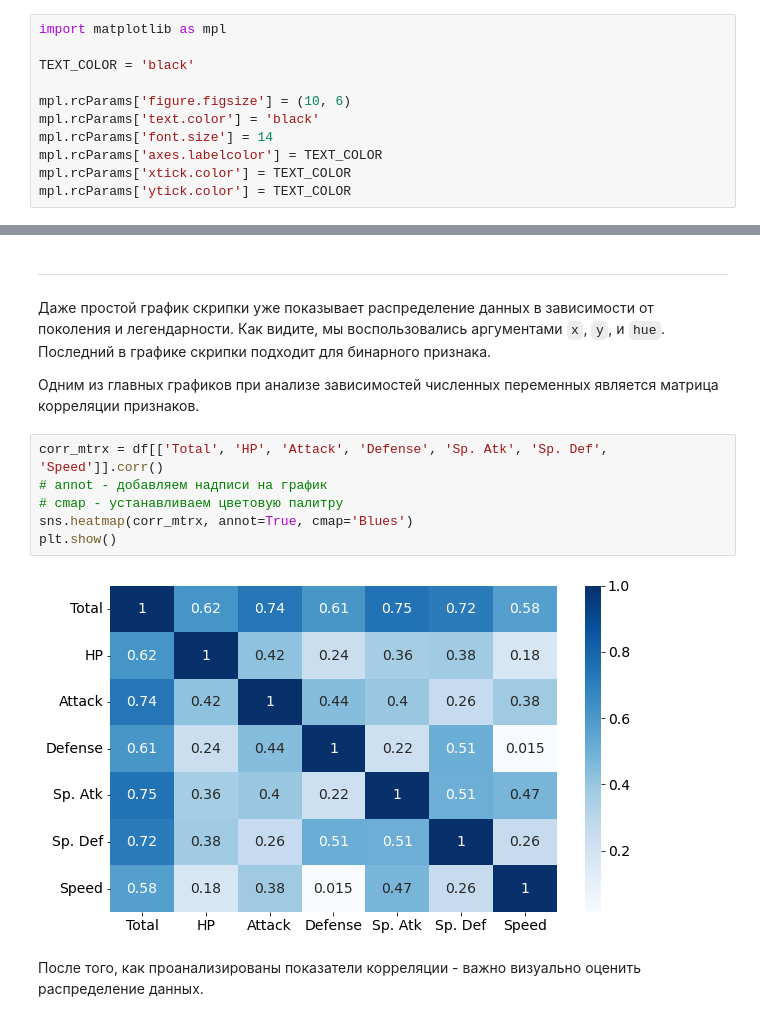
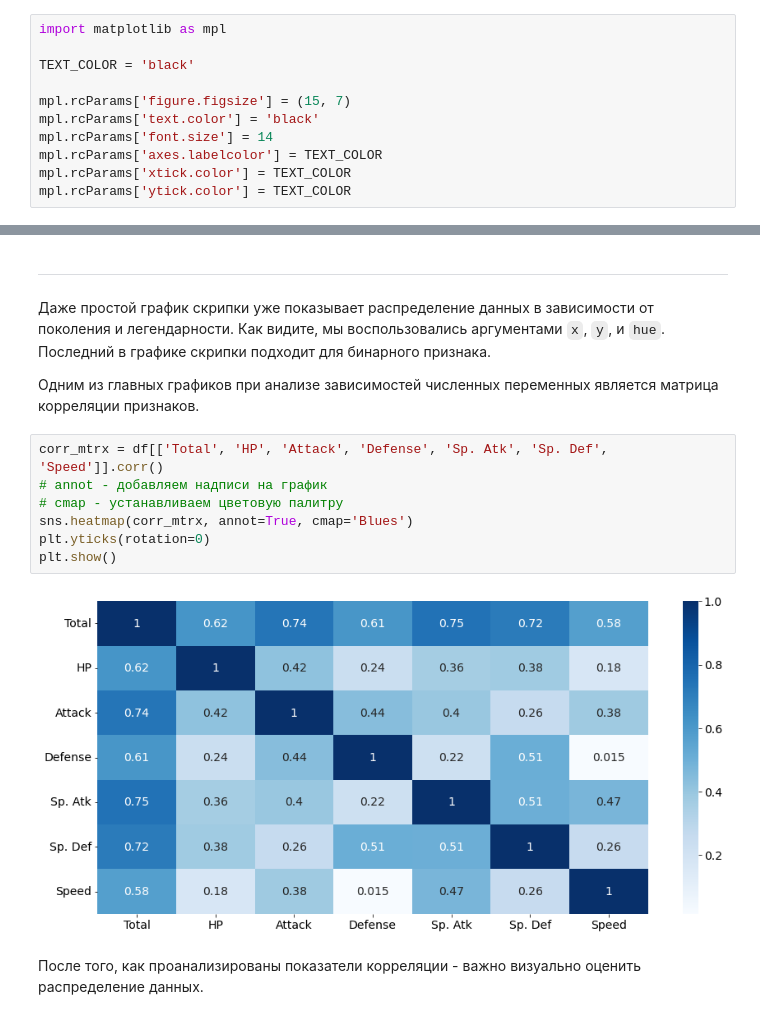
Before and after one commit to Avram-Machine/ML, a Jupyter notebook: notebooks/09_Seaborn.ipynb, the cells around one changed output, grey strips where cells are left out. Cells and saved outputs as stored; diff of their text form.

```diff
--- a/notebooks/09_Seaborn.ipynb
+++ b/notebooks/09_Seaborn.ipynb
@@ -123,7 +123,7 @@ import matplotlib as mpl
 
 TEXT_COLOR = 'black'
 
-mpl.rcParams['figure.figsize'] = (10, 6)
+mpl.rcParams['figure.figsize'] = (15, 7)
 mpl.rcParams['text.color'] = 'black'
 mpl.rcParams['font.size'] = 14
 mpl.rcParams['axes.labelcolor'] = TEXT_COLOR
@@ -287,11 +296,12 @@ plt.show()
 # %%
 corr_mtrx = df[['Total', 'HP', 'Attack', 'Defense', 'Sp. Atk', 'Sp. Def', 'Speed']].corr()
 # annot - добавляем надписи на график
 # cmap - устанавливаем цветовую палитру
 sns.heatmap(corr_mtrx, annot=True, cmap='Blues')
+plt.yticks(rotation=0)
 plt.show()
 # %% [output]
-[figure, old version]
+[figure, new version]
 # %% [markdown]
 После того, как проанализированы показатели корреляции - важно визуально оценить распределение данных.
 # %%
```
Also changed, not shown: parts of 17 cells of this notebook.
